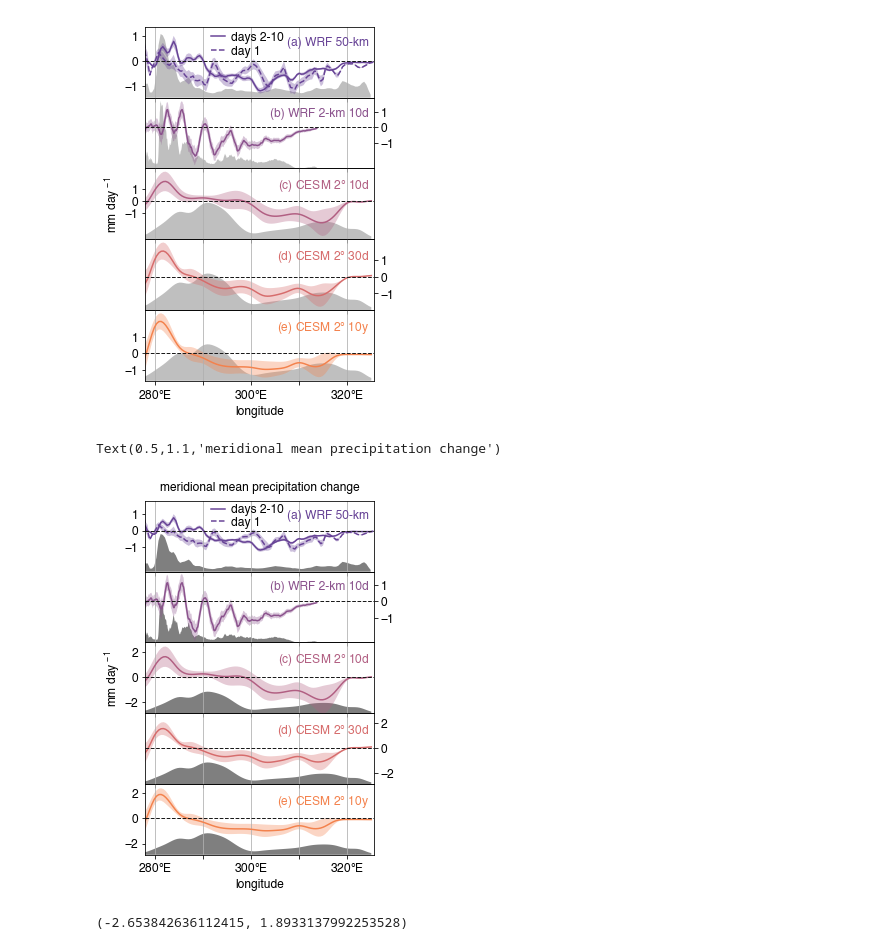
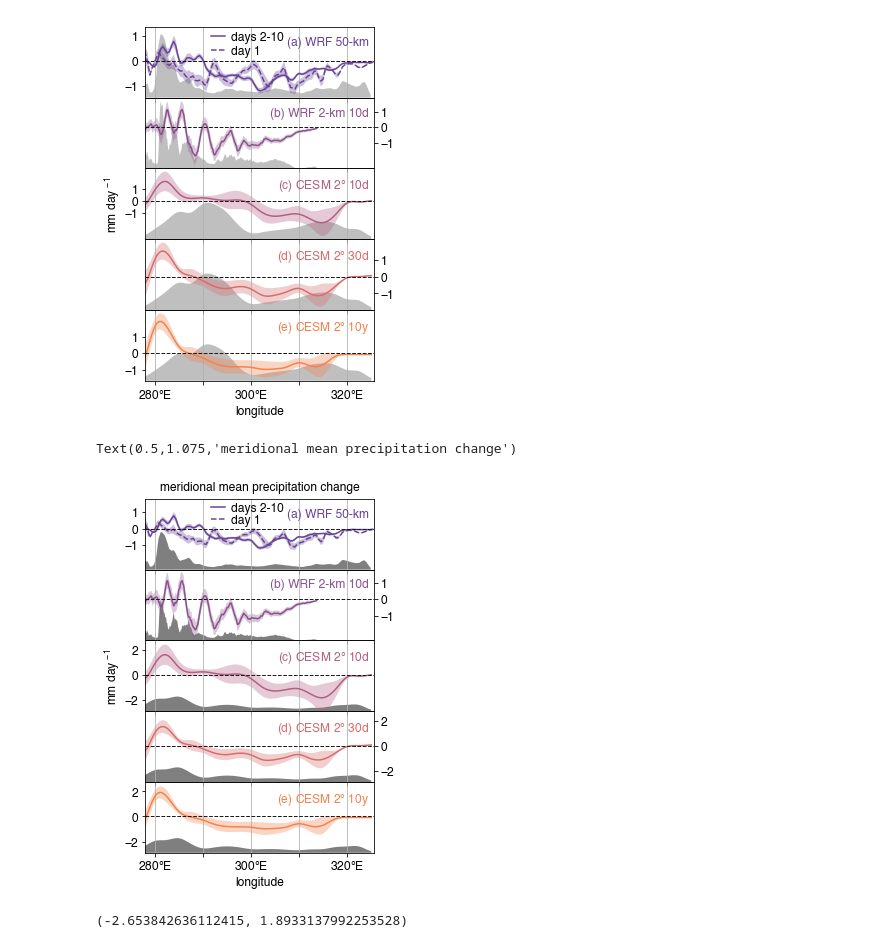
Before and after one commit to bairdlangenbrunner/amazon-phys-response-paper, a Jupyter notebook: scripts/MAIN_figure03_meridional_mean_precip_change_intercomparison.ipynb, the cells around one changed output. Cells and saved outputs as stored; diff of their text form; code cells hidden in the pictures.

Commit message:
update figure 03

```diff
--- a/scripts/MAIN_figure03_meridional_mean_precip_change_intercomparison.ipynb
+++ b/scripts/MAIN_figure03_meridional_mean_precip_change_intercomparison.ipynb
@@ -141,6 +141,5 @@ array([-33.15789474, -31.26315789, -29.36842105, -27.47368421,
 # %%
 topo_data_landmask = numpy.copy(topo_data)
 topo_data_landmask[LANDFRAC==0] = numpy.nan
-topo_data_landmask_latsubset = topo_data_landmask[(lat>=lat_lo)&(lat<=lat_hi),:]
-topo_data_landmask_latsubset.shape
-topo_data_latmean = numpy.nanmean(topo_data_landmask, axis=0)
+topo_data_landmask_lat_subset = topo_data_landmask[(lat>=lat_lo)&(lat<=lat_hi),:]
+topo_data_latmean = numpy.nanmean(topo_data_landmask_lat_subset, axis=0)
@@ -800,36 +794,36 @@ ax5.set_facecolor('None')
 ax1pos = ax1.get_position()
 ax4pos = ax4.get_position()
 ax5pos = ax5.get_position()
 fig.text(s='mm day$^{\,-1}$', \
          x=0.05, y=ax5pos.y0+0.5*(ax1pos.y1-ax5pos.y0), \
          rotation=90, \
          transform=fig.transFigure, \
          va='center', \
          ha='right', \
          fontsize=fontsize)
 
 handles, labels = ax1.get_legend_handles_labels()
 ax1.legend(handles, labels, fontsize=fontsize, bbox_to_anchor=(0.275,0.999), \
           bbox_transform=ax1.transAxes, loc='upper left', borderaxespad=0, ncol=1, labelspacing=0.05, \
           fancybox=False, edgecolor='0', framealpha=0, borderpad=0.25, \
           handletextpad=0.5, handlelength=1.2)
 
 ax5.set_xlabel('longitude', fontsize=fontsize)
 ax5.set_xticklabels(['280$\degree$E','','300$\degree$E','','320$\degree$E'])
 
 ax1.set_ylim(-2.5,1.8)
 ax2.set_ylim(-2.5,1.8)
 ax3.set_ylim(-2.9,2.75)
 ax4.set_ylim(-2.9,2.75)
 ax5.set_ylim(-2.9,2.75)
 
-ax1.text(s='meridional mean precipitation change', x=0.5, y=1.1, \
+ax1.text(s='meridional mean precipitation change', x=0.5, y=1.075, \
          ha='center', va='bottom', \
          transform=ax1.transAxes, fontsize=fontsize)
 #fig.savefig('../figures/MAIN_fig03.pdf', bbox_inches='tight', transparent=True)
 # %% [output]
-Text(0.5,1.1,'meridional mean precipitation change')
+Text(0.5,1.075,'meridional mean precipitation change')
-[figure, old version]
+[figure, new version]
 # %%
 ax2.get_ylim()
 # %% [output]
```
Also changed, not shown: parts of 1 cell of this notebook, 1 other file.
